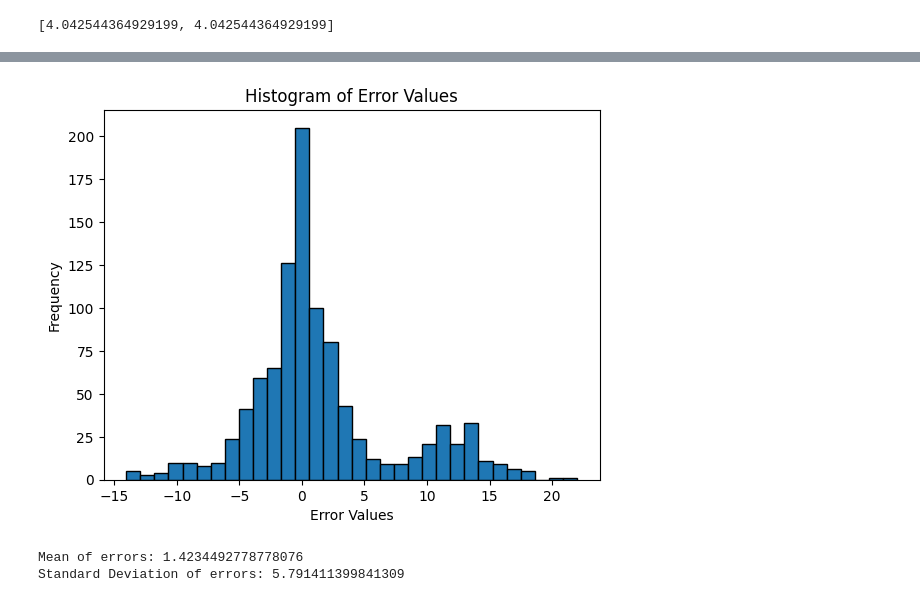
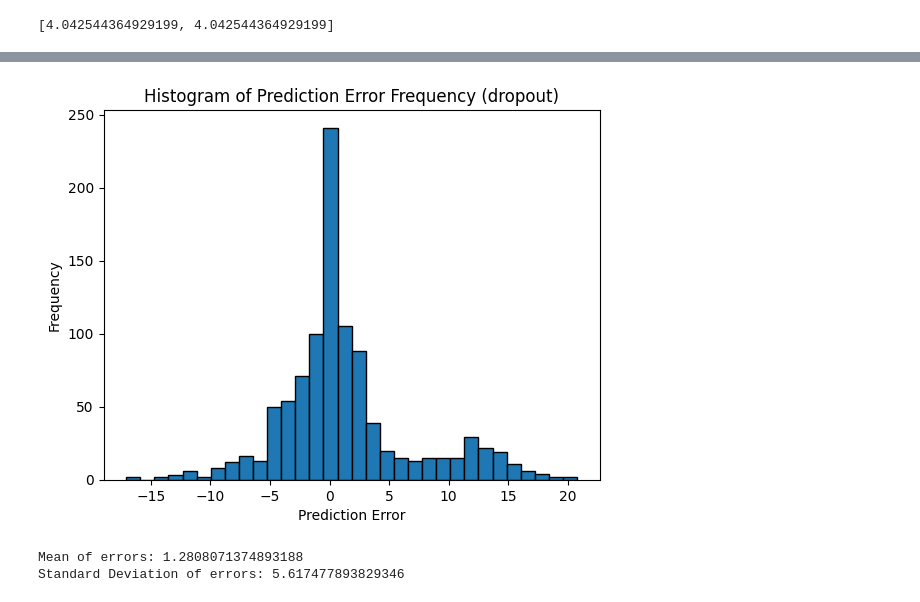
Before and after one commit to SirLeoIV/PlayIT, a Jupyter notebook: src/main/java/com/group09/playit/ann/keras_test.ipynb, the cells around one changed output, grey strips where cells are left out. Drawn from its saved outputs; the diff is of its cells as text; code cells hidden in the pictures.

Commit message:
dropout and boxplot

```diff
--- a/src/main/java/com/group09/playit/ann/keras_test.ipynb
+++ b/src/main/java/com/group09/playit/ann/keras_test.ipynb
@@ -138,8 +138,10 @@ num_classes = 1
 
 model = Sequential([
     Dense(units=250, input_shape= (294,), activation = 'sigmoid'),
+    Dropout(0.2),
     Dense(units=100, activation = 'sigmoid'),
     Dense(units=50, activation = LeakyReLU(0.1)),
+    Dropout(0.2),
     Dense(units=num_classes, activation='relu'),
 ])
 
@@ -152,7 +154,7 @@ model.compile(
     metrics=["mae"],
 )
 
-history = model.fit(X_train, Y_train, epochs=20, validation_split=0.15)
+history = model.fit(X_train, Y_train, epochs=40, validation_split=0.15)
 
 test_scores = model.evaluate(X_test, Y_test, verbose=2)
 
@@ -323,23 +325,23 @@ for i in range(1000):
 # %%
 error_values = np.array(errors)
 error_values = error_values.reshape((1000,1))
 
 mean_error = np.mean(error_values)
 std_dev_error = np.std(error_values)
 
 plt.hist(error_values, bins=32, edgecolor='black')
 
 # Adding labels and title
-plt.xlabel('Error Values')
+plt.xlabel('Prediction Error')
 plt.ylabel('Frequency')
-plt.title('Histogram of Error Values')
+plt.title('Histogram of Prediction Error Frequency (dropout)')
 
 # Display the plot
 plt.show()
 
 print(f"Mean of errors: {mean_error}")
 print(f"Standard Deviation of errors: {std_dev_error}")
 # %% [output]
-[figure, old version]
+[figure, new version]
-Mean of errors: 1.4234492778778076
-Standard Deviation of errors: 5.791411399841309
+Mean of errors: 1.2808071374893188
+Standard Deviation of errors: 5.617477893829346
```
Also changed, not shown: parts of 6 cells of this notebook, 2 other files.
